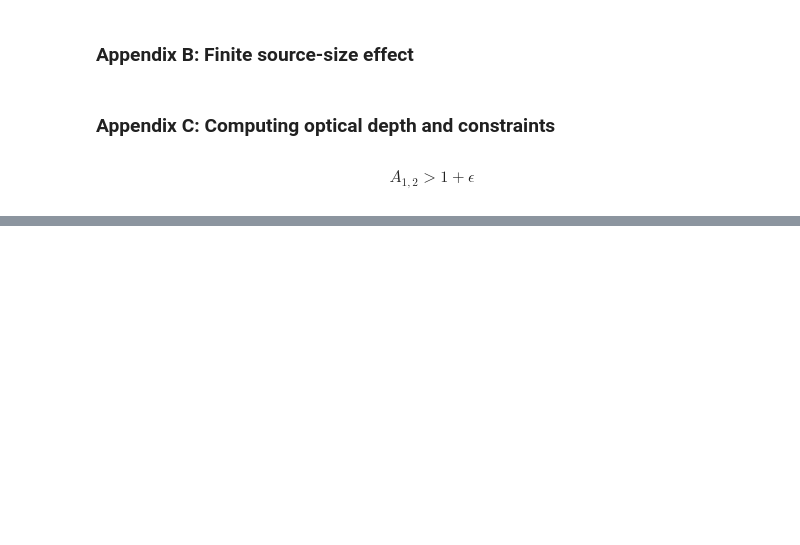
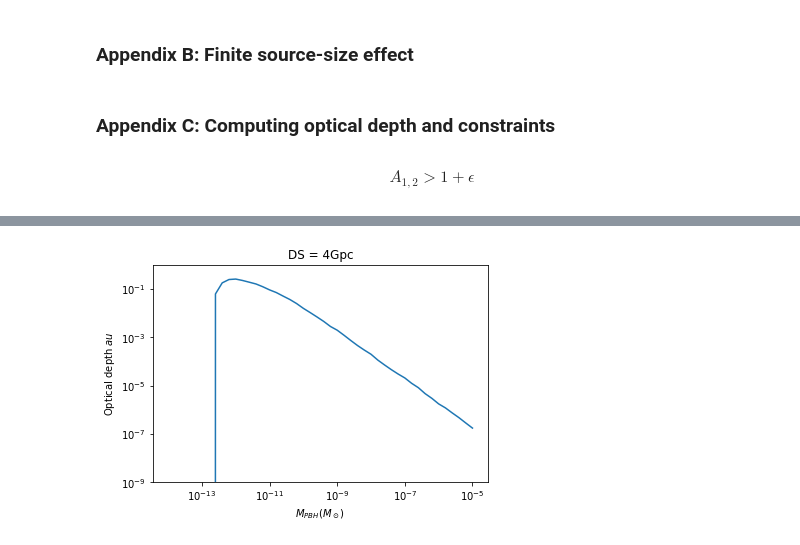
Before and after one commit to avalluvan/Gravitational-Microlensing, a Jupyter notebook: Documentation/Task 3/GRB_Lensing_Parallax_3.ipynb, the cells around one changed output, grey strips where cells are left out. Drawn from its saved outputs; the diff is of its cells as text; code cells hidden in the pictures; blank space fills up the shorter version.

```diff
--- a/Documentation/Task 3/GRB_Lensing_Parallax_3.ipynb
+++ b/Documentation/Task 3/GRB_Lensing_Parallax_3.ipynb
@@ -41,6 +41,9 @@ M_sun = 2e+30    # in kg
 M_earth = 6e+24 / M_sun # in solar masses
 r_sun = 7e+8    # 696,340 km
 r_earth = 6.4e+6/AU    # 6371 km, variable in AU
+
+rho_crit_0 = 9.21e-27 / M_sun    # critical density in solar masses per m^3
+Omega_DM = 0.26
 # %% [markdown]
 Lagrange Point under reduced mass constraint $$R_{L_2} = R\left(\frac{M_2}{3M_1}\right)^{1/3}$$
 # %%
@@ -433,0 +540,18 @@ Maximum value of observable flux 1.8774454581060953
+# %%
+# Run with DS = 4Gpc
+
+num_masses = 46
+start_mass = -14
+end_mass = -5
+M = np.logspace(start_mass,end_mass,num_masses)
+V_lens_wrapper = np.zeros(num_masses)
+
+alpha = np.log(4000)/(end_mass - start_mass)
+A = 200/np.exp(-start_mass*alpha)
+pixel_length_factor = np.round(A*np.exp(-alpha*np.log10(M)),2)
+
+for l in range(num_masses):
+    print('Iteration:',l)
+    V_lens_wrapper[l] = single_mass_volume(M[l], pixel_length_factor[l])
+
+print(V_lens_wrapper)
@@ -433,0 +578,3 @@ Maximum value of observable flux 1.8774454581060953
+# %%
+n = lambda f: rho_crit_0 * Omega_DM * f / M
+print(n(1))
@@ -433,0 +594,16 @@ Maximum value of observable flux 1.8774454581060953
+# %%
+tau = lambda f: n(f) * V_lens_wrapper
+
+# Plot Optical Depth vs Mass of lens
+plt.plot(M, tau(1))
+
+plt.title('DS = 4Gpc')
+plt.xlabel('$M_{PBH} (M_\odot)$')
+plt.xscale('log')
+plt.ylabel('Optical depth $\tau$')
+plt.yscale('log')
+plt.ylim([1e-9,1])
+
+plt.show()
+# %% [output]
+[figure, added]
```
Also changed, not shown: parts of 9 cells of this notebook, 1 other file.
